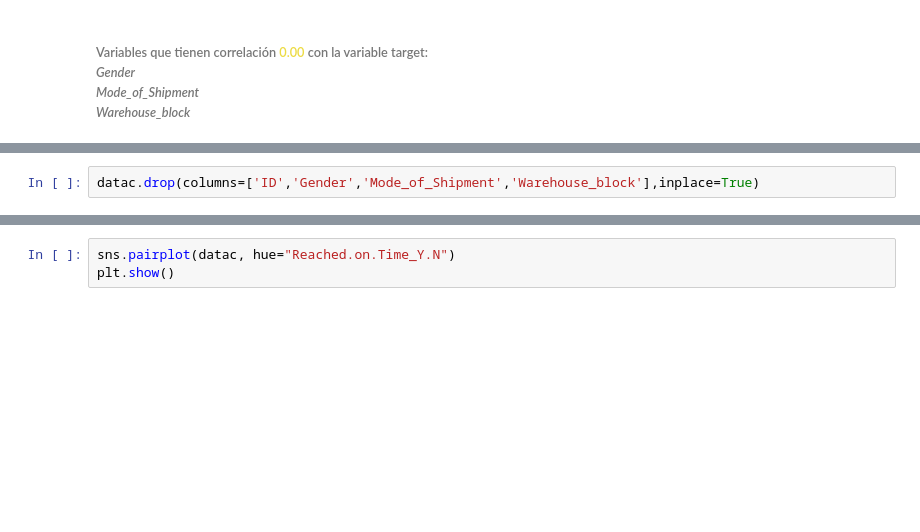
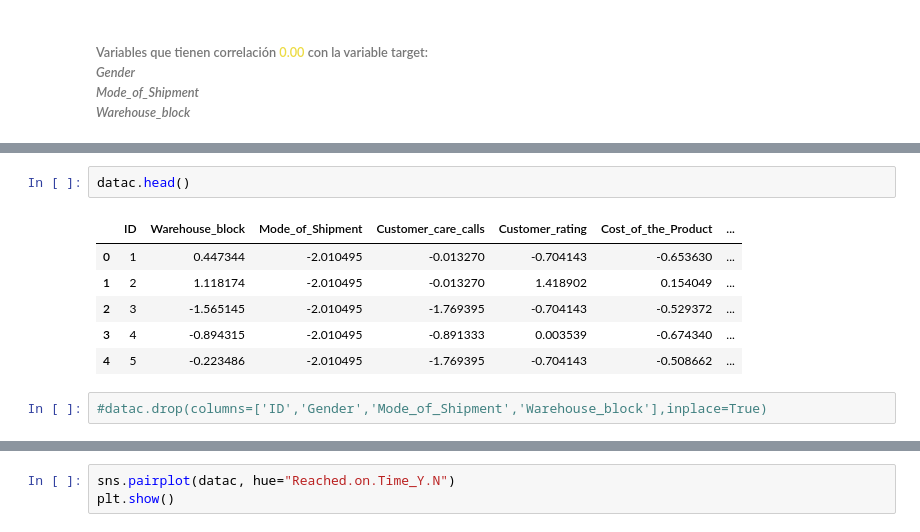
Before and after one commit to MarcosBernard/Datathon, a Jupyter notebook: Preprocesamiento/Preprocesamiento.ipynb, the cells around one changed output, grey strips where cells are left out. Drawn from its saved outputs; the diff is of its cells as text; blank space fills up the shorter version.

```diff
--- a/Preprocesamiento/Preprocesamiento.ipynb
+++ b/Preprocesamiento/Preprocesamiento.ipynb
@@ -655,5 +660,14 @@ plt.show()
+# %%
+datac.head()
+# %% [output]
+|  | ID | Warehouse_block | Mode_of_Shipment | Customer_care_calls | Customer_rating | Cost_of_the_Product | ... |
+| 0 | 1 | 0.447344 | -2.010495 | -0.013270 | -0.704143 | -0.653630 | ... |
+| 1 | 2 | 1.118174 | -2.010495 | -0.013270 | 1.418902 | 0.154049 | ... |
+| 2 | 3 | -1.565145 | -2.010495 | -1.769395 | -0.704143 | -0.529372 | ... |
+| 3 | 4 | -0.894315 | -2.010495 | -0.891333 | 0.003539 | -0.674340 | ... |
+| 4 | 5 | -0.223486 | -2.010495 | -1.769395 | -0.704143 | -0.508662 | ... |
 # %%
-datac.drop(columns=['ID','Gender','Mode_of_Shipment','Warehouse_block'],inplace=True)
+#datac.drop(columns=['ID','Gender','Mode_of_Shipment','Warehouse_block'],inplace=True)
 # %%
 # Mapa de calor
 import matplotlib.pyplot as plt
```
Also changed, not shown: parts of 4 cells of this notebook, 7 other files.
